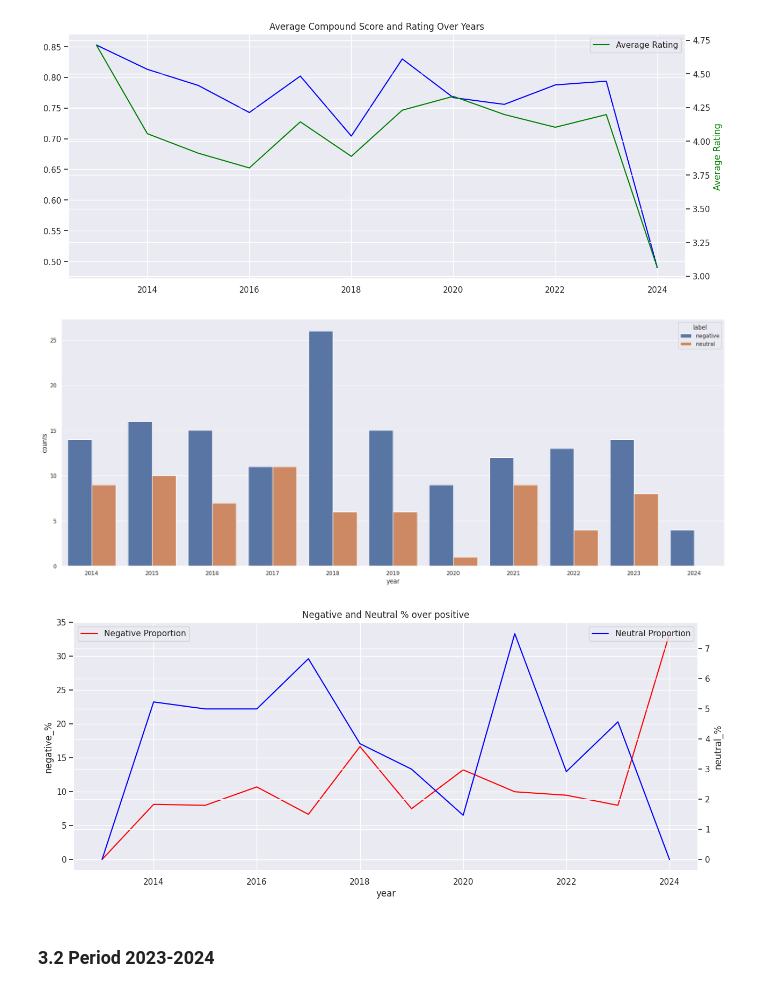
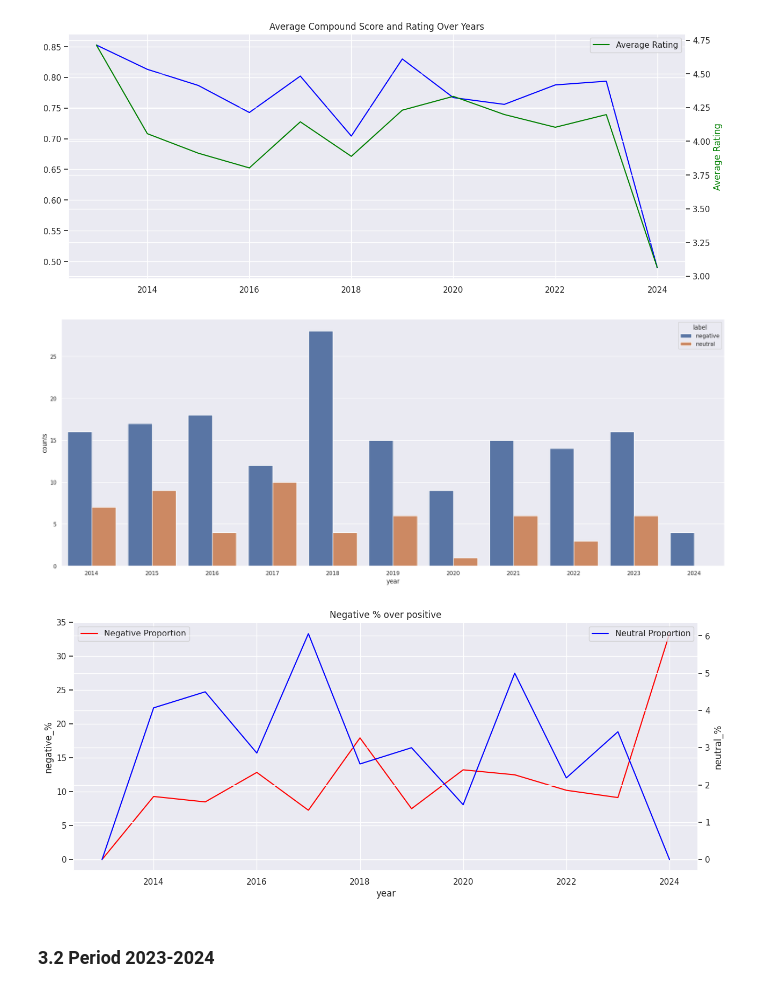
Before and after one commit to natan-matos/sentiment-analysis, a Jupyter notebook: notebooks/01-nm-data-exploration.ipynb, the cells around one changed output. Saved outputs shown, nothing was run; the diff lists cells and outputs as text; code cells hidden in the pictures.

```diff
--- a/notebooks/01-nm-data-exploration.ipynb
+++ b/notebooks/01-nm-data-exploration.ipynb
@@ -156,10 +157,10 @@ for i, row in tqdm(X.iterrows(), total=len(X)):
 vader = pd.DataFrame(res).T
 vader = vader.reset_index()
 vader = vader.merge(df_vader, how='left', on='index')
-vader = vader[['index', 'neg', 'neu', 'pos', 'compound', 'rating', 'comment', 'date']]
+# vader = vader[['index', 'neg', 'neu', 'pos', 'compound', 'rating', 'comment', 'date']]
 # %%
 # define labels
-vader['label'] = vader['compound'].apply( lambda x: 'positive' if x > 0.5 else 'neutral' if x > 0.2 and x < 0.5 else 'negative' )
+vader['label'] = vader['compound'].apply( lambda x: 'positive' if x >= 0.5 else 'neutral' if x > 0.3 and x < 0.5 else 'negative' )
 # %% [markdown]
 ### 2.1.1 Check the model
 # %%
@@ -216,11 +217,12 @@ plt.show()
 [figure]
 # %%
 # labels by year
+df1 = df_aux1.copy()
 df_count = df1.groupby(['year', 'label']).size().reset_index(name='counts')
 df_count = df_count[df_count['label'] != 'positive']
 sns.barplot(data=df_count, x='year',y='counts', hue='label');
 # %% [output]
-[figure, old version]
+[figure, new version]
 # %%
 # negative and neutral proportion over positive comments
 df_pos = df_aux1[df_aux1['label'] == 'positive']
@@ -256,11 +258,11 @@ ax2 = plt.gca().twinx()
 sns.lineplot(data=by_label, x='year', y='neutral_%', label='Neutral Proportion', color='blue', ax=ax2)
 
 # set title
-plt.title('Negative and Neutral % over positive')
+plt.title('Negative % over positive')
 plt.legend()
 plt.show()
 # %% [output]
-[figure, old version]
+[figure, new version]
 # %% [markdown]
 ### 3.2 Period 2023-2024
 # %%
```
Also changed, not shown: parts of 5 cells of this notebook, 9 other files.
